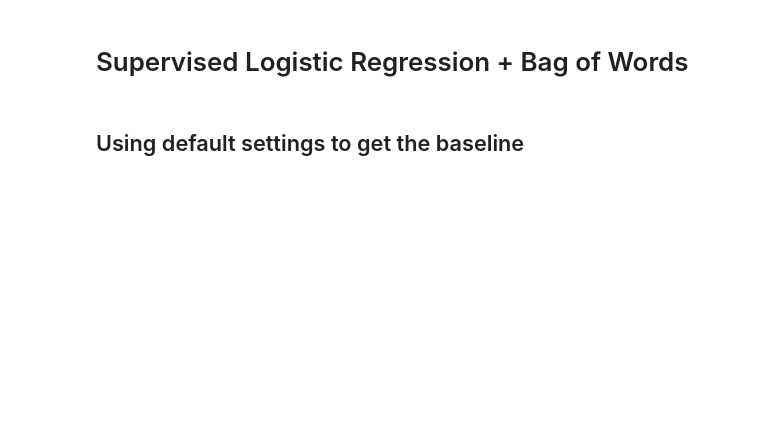
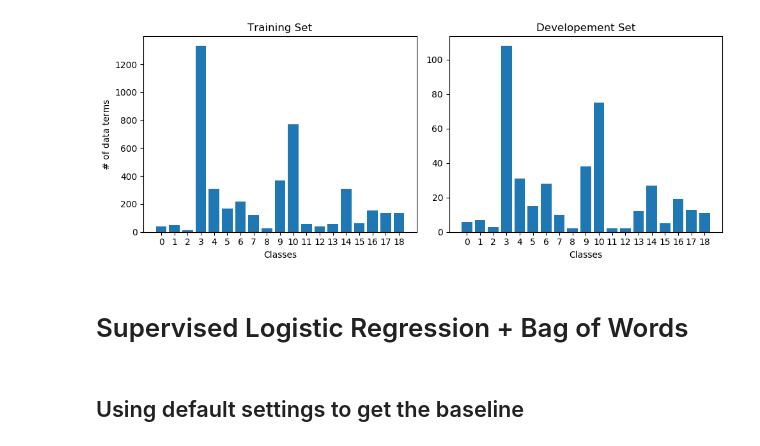
Before and after one commit to junzel/uci-statnlp, a Jupyter notebook: hw1/Report.ipynb, the cells around one changed output. Saved outputs shown, nothing was run; the diff lists cells and outputs as text; code cells hidden in the pictures; blank space fills up the shorter version.

```diff
--- a/hw1/Report.ipynb
+++ b/hw1/Report.ipynb
@@ -7,0 +57,22 @@ TabError: inconsistent use of tabs and spaces in indentation (classify.py, line
+# %%
+fig, ax = plt.subplots(1,2, dpi=100, figsize=(10,4))
+
+l = [0]*len(set(speech.trainy))
+for i, c in enumerate(set(speech.trainy)):
+    l[i] = (speech.trainy == c).sum()
+ax[0].bar(list(set(speech.trainy)), l, edgecolor='None', tick_label=list(set(speech.trainy)))
+ax[0].set_title("Training Set")
+ax[0].set_xlabel("Classes")
+ax[0].set_ylabel("# of data terms")
+
+l = [0]*len(set(speech.devy))
+for i, c in enumerate(set(speech.devy)):
+    l[i] = (speech.devy == c).sum()
+ax[1].bar(list(set(speech.devy)), l, edgecolor='None', tick_label=list(set(speech.devy)))
+ax[1].set_title("Developement Set")
+ax[1].set_xlabel("Classes")
+
+plt.tight_layout()
+plt.show()
+# %% [output]
+[figure, added]
```
Also changed, not shown: parts of 53 cells of this notebook, 1 other file.
